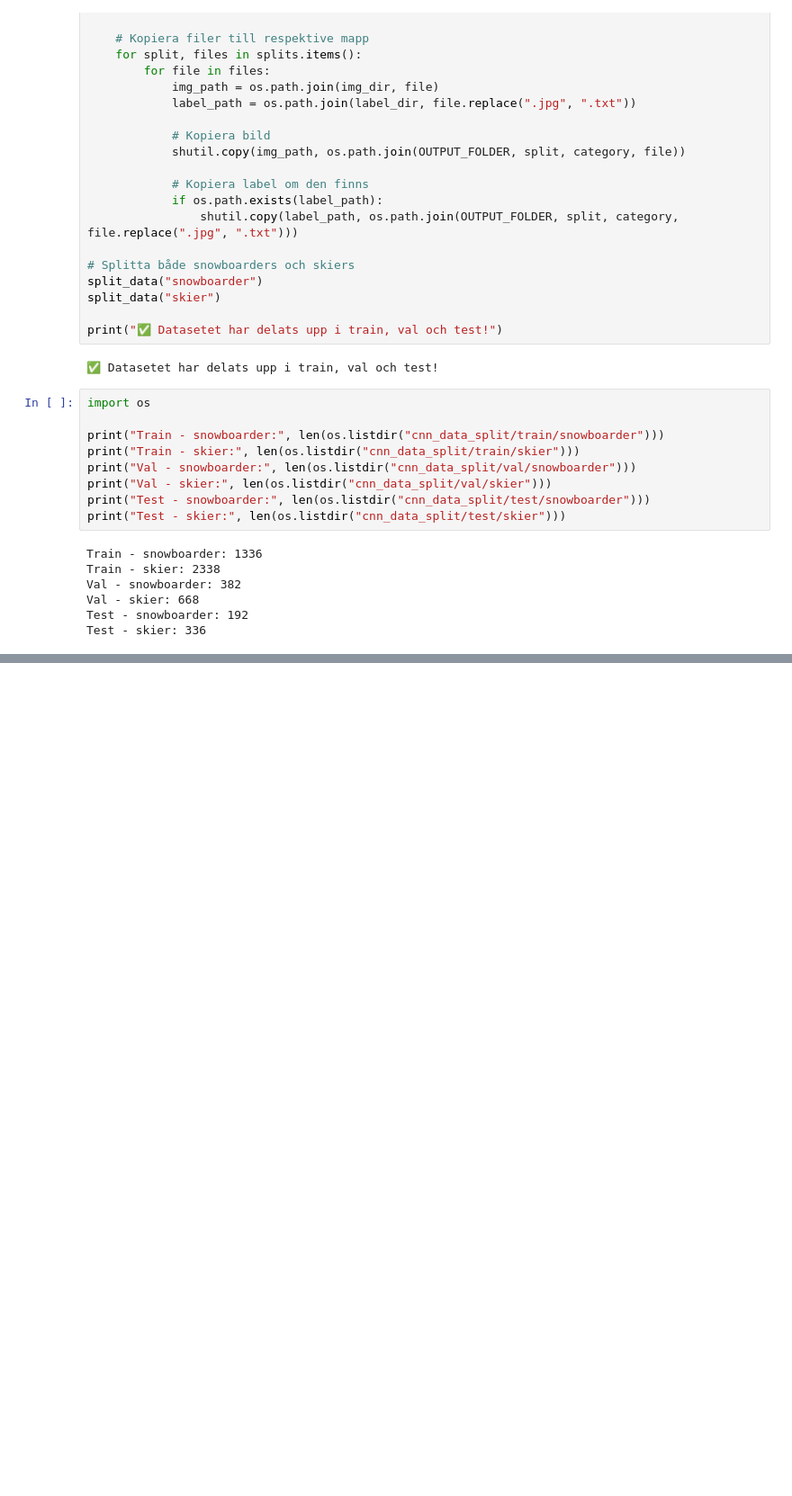
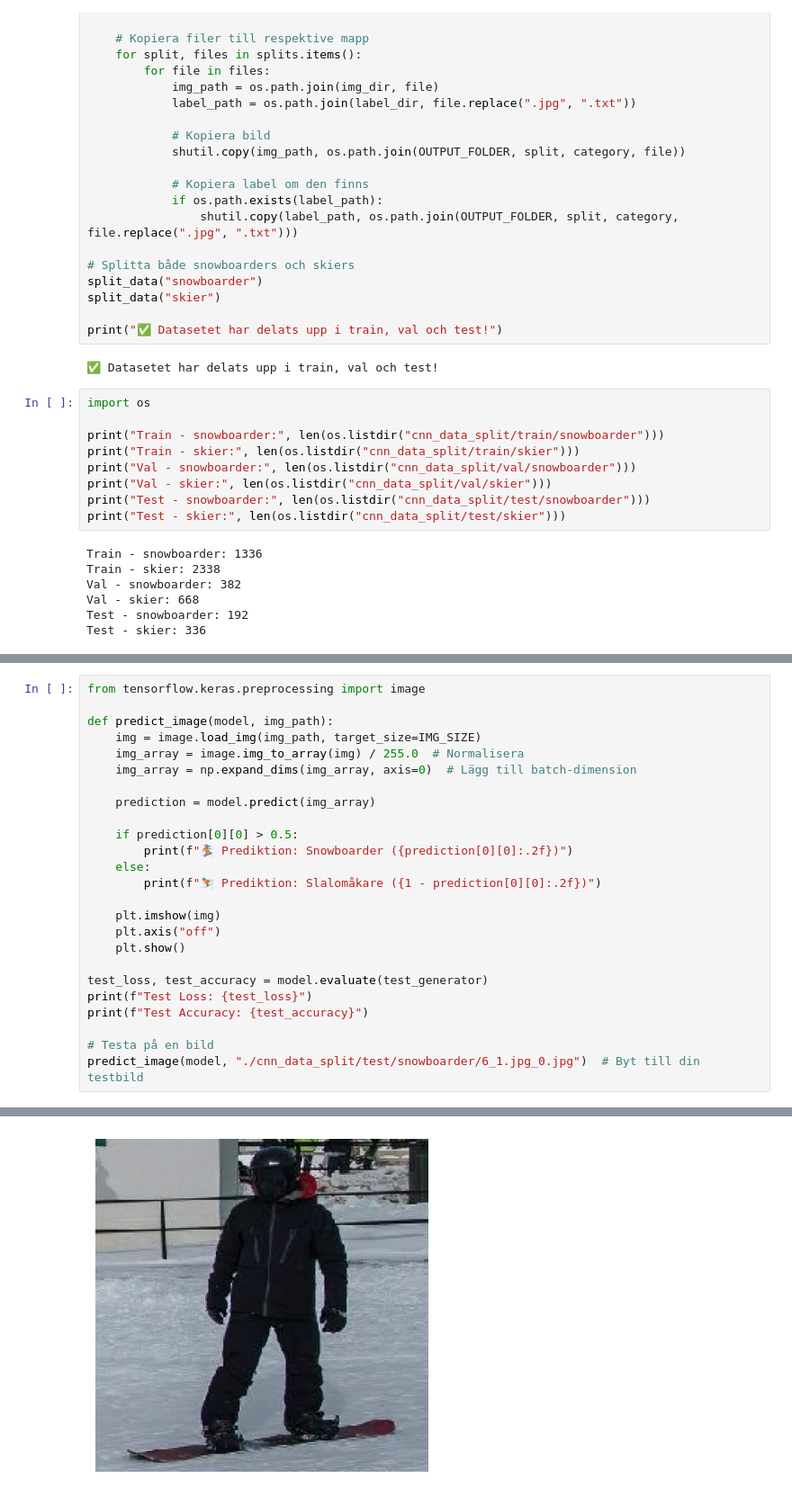
Before and after one commit to Ranzz02/cv-25-project, a Jupyter notebook: classifier.ipynb, the cells around one changed output, grey strips where cells are left out. Shown: that part at 90% size. Drawn from its saved outputs; the diff is of its cells as text; blank space fills up the shorter version.

```diff
--- a/classifier.ipynb
+++ b/classifier.ipynb
@@ -354,3 +334,29 @@ WARNING:absl:Compiled the loaded model, but the compiled metrics have yet to be
 1/1 ━━━━━━━━━━━━━━━━━━━━ 0s 37ms/step
 ✅ Videoklassificering avslutad!
 OSError: [Errno 22] Invalid argument: 'C:\\Projects\\VisionComp\\cv-25-project\\cnn_data_split\test\\snowboarder\x02_1.jpg_0.jpg'
+# %%
+from tensorflow.keras.preprocessing import image
+
+def predict_image(model, img_path):
+    img = image.load_img(img_path, target_size=IMG_SIZE)
+    img_array = image.img_to_array(img) / 255.0  # Normalisera
+    img_array = np.expand_dims(img_array, axis=0)  # Lägg till batch-dimension
+
+    prediction = model.predict(img_array)
+
+    if prediction[0][0] > 0.5:
+        print(f"🏂 Prediktion: Snowboarder ({prediction[0][0]:.2f})")
+    else:
+        print(f"⛷ Prediktion: Slalomåkare ({1 - prediction[0][0]:.2f})")
+
+    plt.imshow(img)
+    plt.axis("off")
+    plt.show()
+
+test_loss, test_accuracy = model.evaluate(test_generator)
+print(f"Test Loss: {test_loss}")
+print(f"Test Accuracy: {test_accuracy}")
+
+# Testa på en bild
+predict_image(model, "./cnn_data_split/test/snowboarder/6_1.jpg_0.jpg")  # Byt till din testbild
+# %% [output]
@@ -356,0 +368 @@ OSError: [Errno 22] Invalid argument: 'C:\\Projects\\VisionComp\\cv-25-project\\
+[figure, added]
```
Also changed, not shown: parts of 3 cells of this notebook, 1 other file.
